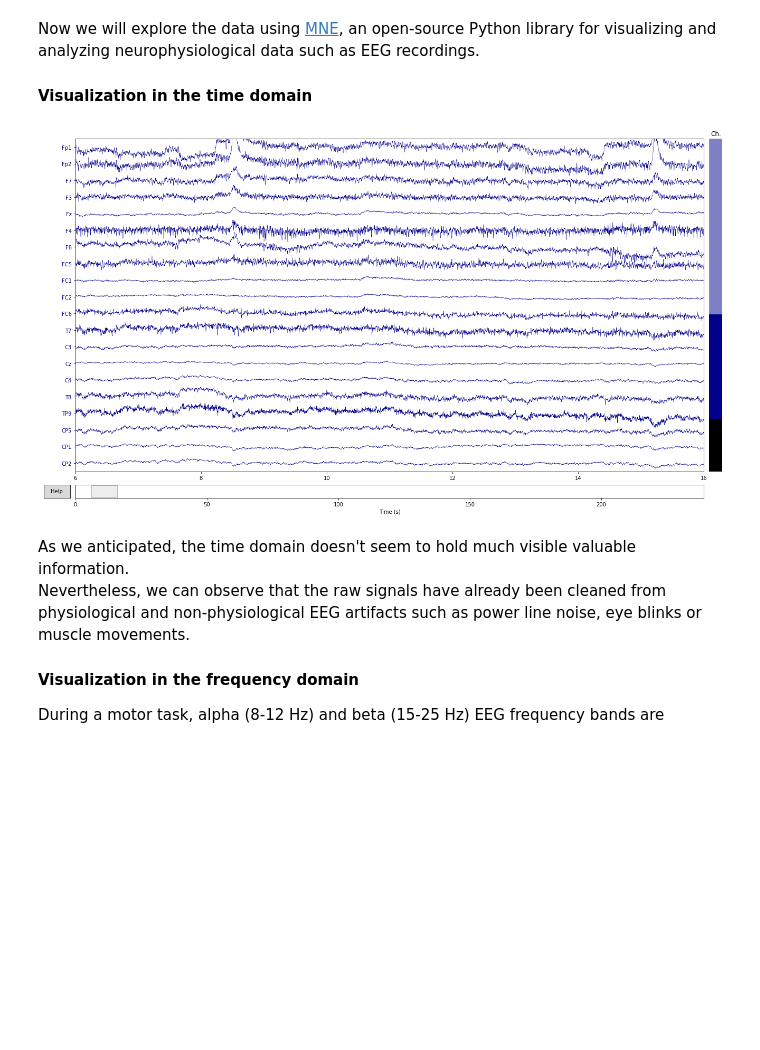
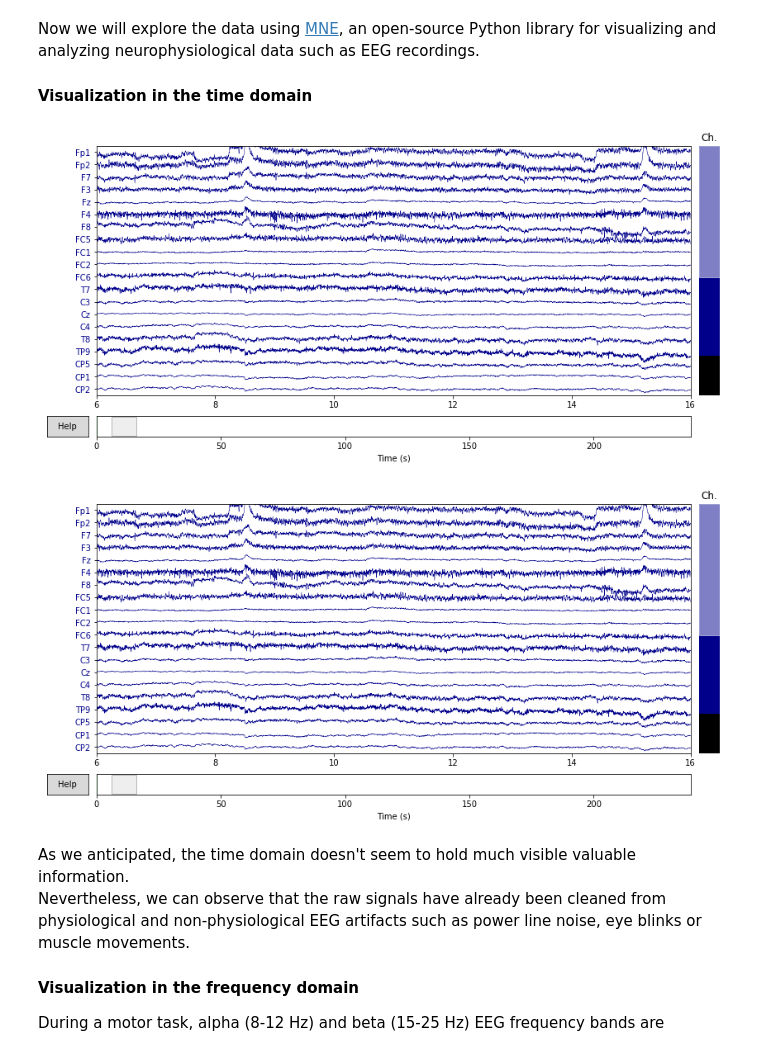
Before and after one commit to cedricsimar/Hand-Motions-Classification, a Jupyter notebook: main.ipynb, the cells around one changed output. Saved outputs shown, nothing was run; the diff lists cells and outputs as text; code cells hidden in the pictures; blank space fills up the shorter version.

```diff
--- a/main.ipynb
+++ b/main.ipynb
@@ -130,8 +162,10 @@ raw = mne.io.RawArray(raw_data_labels, mne_info, verbose = False);
 # %%
 # Plot the EEG signals
-raw.plot(start = 6, group_by = 'type', block=True, scalings=dict(eeg=1e3/2), color=dict(eeg="darkblue"));
+pylab.rcParams['figure.figsize'] = (12, 6)
+raw.plot(start=6, group_by='type', block=True, scalings=dict(eeg=1e3/2), color=dict(eeg="darkblue"))
 # %% [output]
-[figure, old version]
+[figure, new version]
+[figure, added]
 # %% [markdown]
 As we anticipated, the time domain doesn't seem to hold much visible valuable information. <br>
 Nevertheless, we can observe that the raw signals have already been cleaned from physiological and non-physiological EEG artifacts such as power line noise, eye blinks or muscle movements.
```
Also changed, not shown: parts of 24 cells of this notebook.
